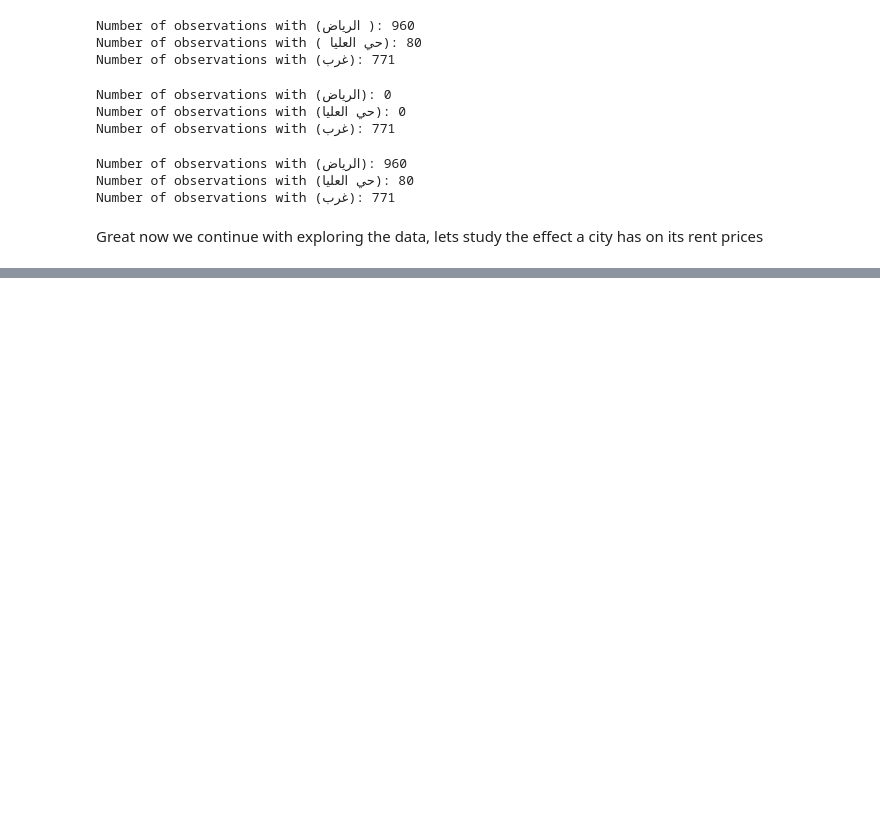
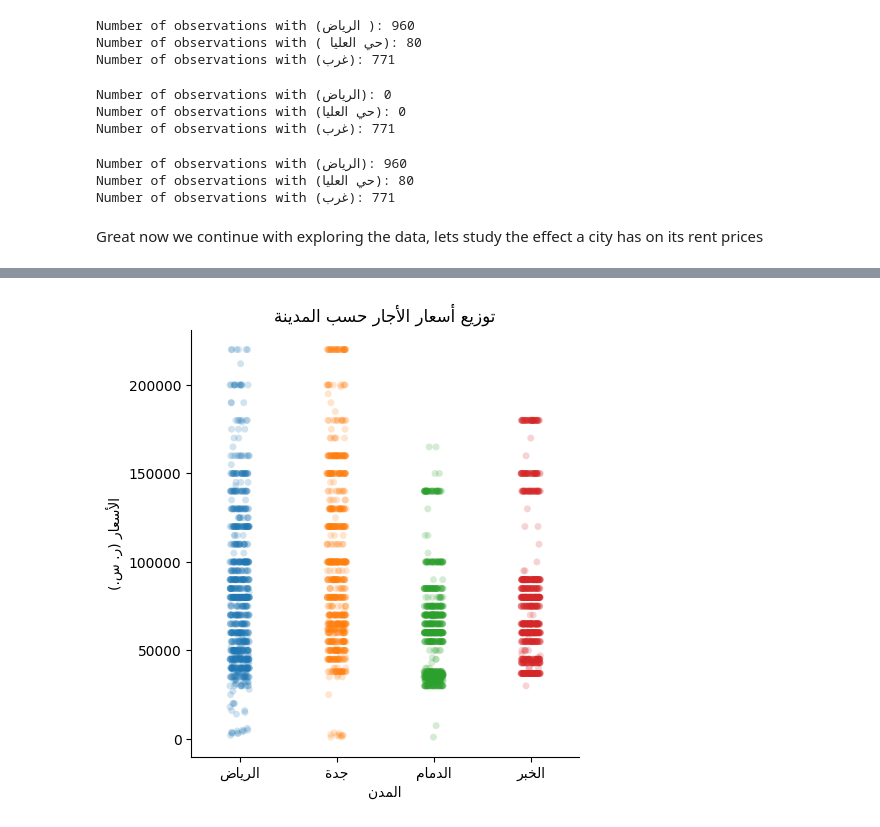
Before and after one commit to Turkinass/Aqar_Real_Estate_EDA, a Jupyter notebook: eda_raw.ipynb, the cells around one changed output, grey strips where cells are left out. Drawn from its saved outputs; the diff is of its cells as text; code cells hidden in the pictures; blank space fills up the shorter version.

```diff
--- a/eda_raw.ipynb
+++ b/eda_raw.ipynb
@@ -148 +212,11 @@ def plot_arabic(labelsSeries: pd.Series):
+# %%
+# catplot for prices < 250,000 SR
+d = data[data["price"] < 250000]
+sns.catplot(y="price", x=plot_arabic(d["city"]), data=d, alpha=0.2)
+plt.ylabel(plot_arabic(pd.Series("الأسعار (ر. س.)")))
+plt.xlabel(plot_arabic(pd.Series("المدن")))
+plt.title(plot_arabic(pd.Series("توزيع أسعار الأجار حسب المدينة")))
+plt.ticklabel_format(style='plain', axis='y')
+# %% [output]
+[figure, added]
 # %%
```
Also changed, not shown: parts of 13 cells of this notebook, 3 other files.
